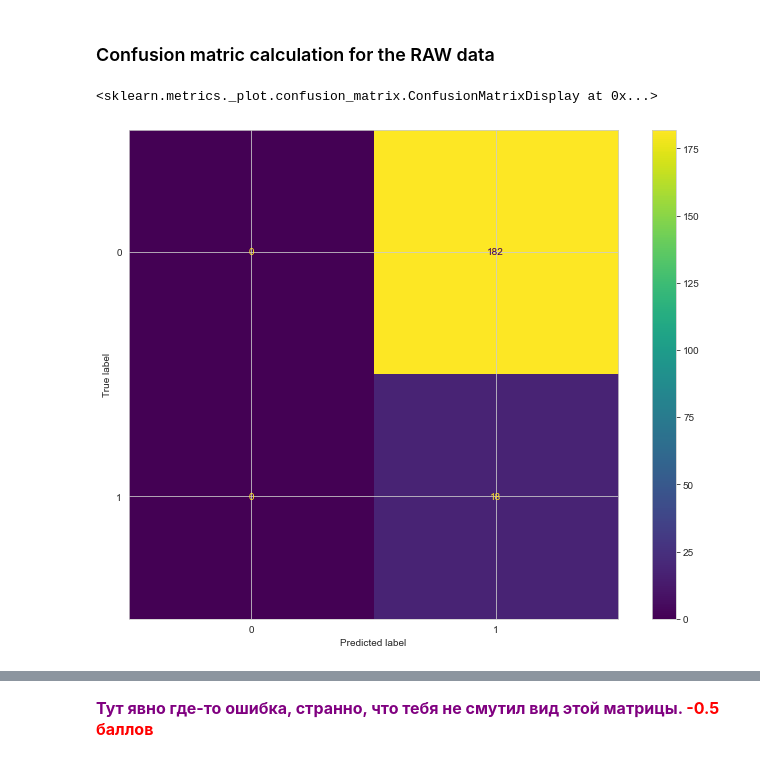
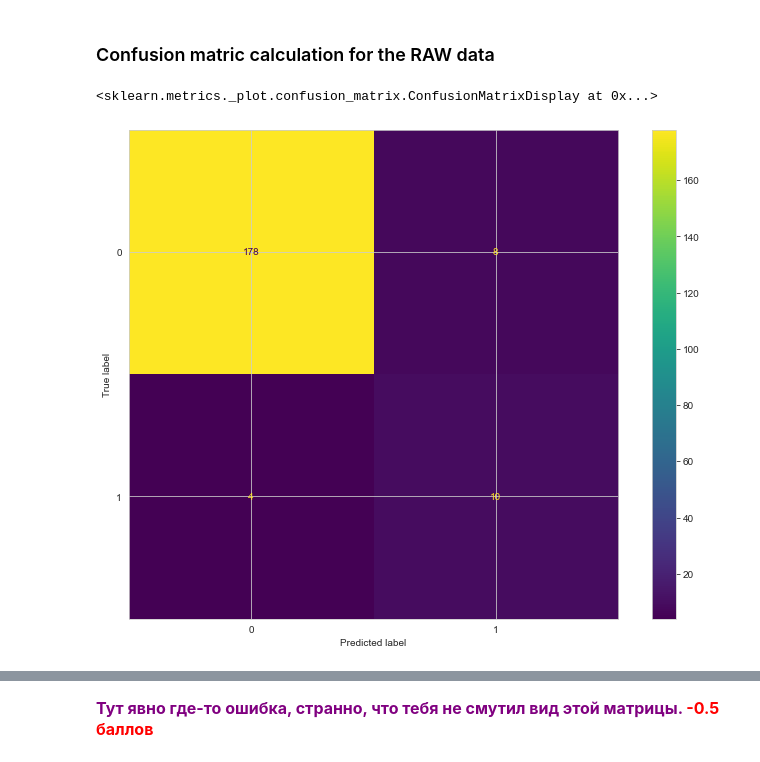
Before and after one commit to Tatiana-kik/BI_ML_2021, a Jupyter notebook: lesson_2_linmodels_GD/homework/Linear_models_checked_fixed.ipynb, the cells around one changed output, grey strips where cells are left out. Saved outputs shown, nothing was run; the diff lists cells and outputs as text; code cells hidden in the pictures.

```diff
--- a/lesson_2_linmodels_GD/homework/Linear_models_checked_fixed.ipynb
+++ b/lesson_2_linmodels_GD/homework/Linear_models_checked_fixed.ipynb
@@ -1101,5 +1066,5 @@ conf_matx = confusion_matrix(y_test_full, regressorFULL.predict(scalerFULL.trans
 # %%
-plot_confusion_matrix(regressorFULL, x_test_full, regressorFULL.predict(scalerFULL.transform(x_test_full)))
+plot_confusion_matrix(regressorFULL, scalerFULL.transform(x_test_full), y_test_full)
 # %% [output]
 <sklearn.metrics._plot.confusion_matrix.ConfusionMatrixDisplay at 0x...>
-[figure, old version]
+[figure, new version]
```
Also changed, not shown: parts of 36 cells of this notebook.
